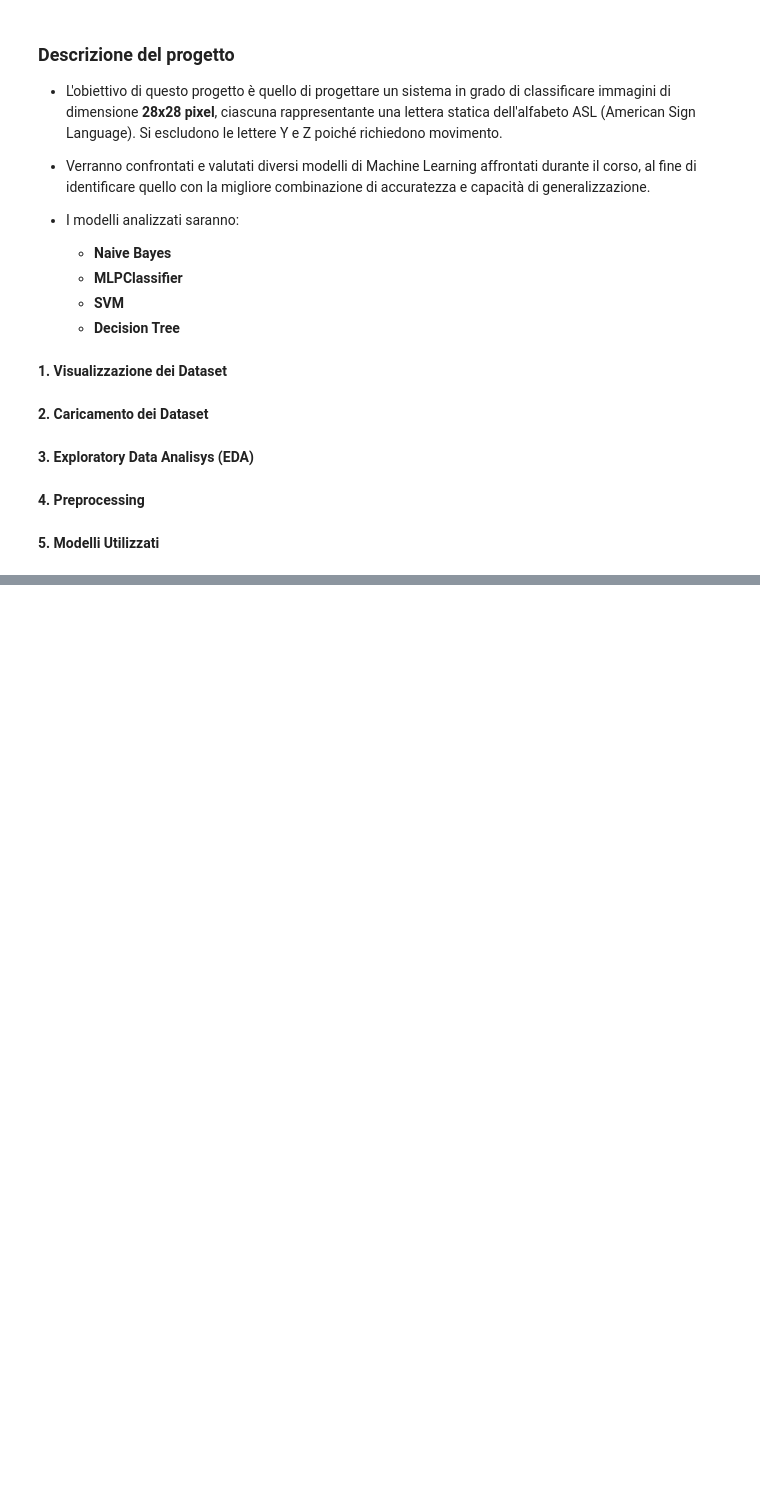
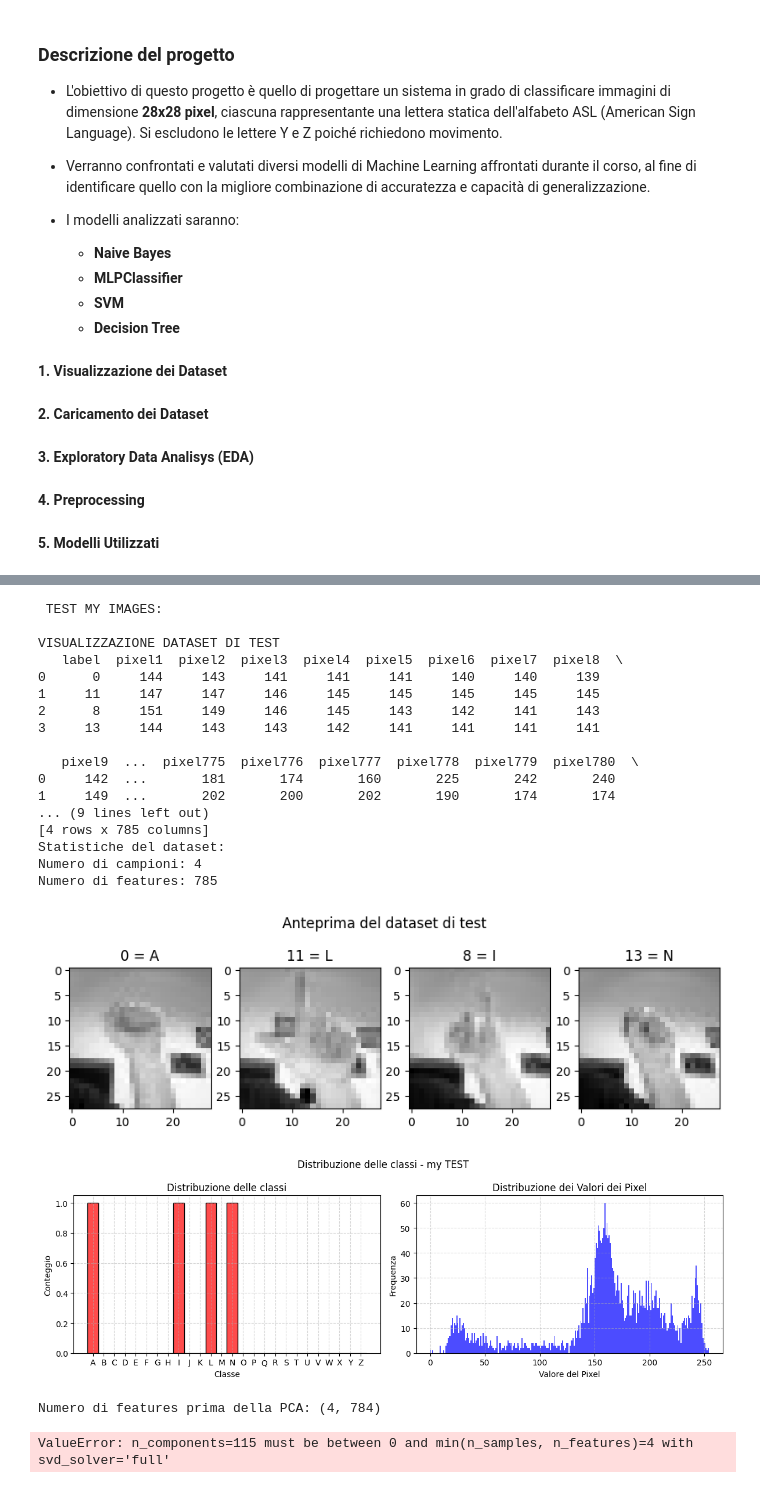
Before and after one commit to H-Alin02/Progetto_Finale, a Jupyter notebook: project.ipynb, the cells around one changed output, grey strips where cells are left out. Cells and saved outputs as stored; diff of their text form; code cells hidden in the pictures; blank space fills up the shorter version.

```diff
--- a/project.ipynb
+++ b/project.ipynb
@@ -311,0 +377,12 @@ Training SVM...
+# %%
+def prepare_ASLimages(Test_imgages):
+
+    Test_data = pd.read_csv("TestASL_images.csv")
+
+    print("VISUALIZZAZIONE DATASET DI TEST")
+    visualize_dataset(Test_data, "test")
+
+    x_test = Test_data.iloc[:,1:].values
+    y_test = Test_data.iloc[:,0].values
+
+    return x_test, y_test
@@ -311,0 +410,49 @@ Training SVM...
+# %%
+def test_ASLimages(model, labels, images):
+
+    # Predizioni
+    predictions = model.predict(images)
+    predicted_labels = [Lettere_keys[pred] for pred in predictions]
+
+    #Visualizzazione dei risultati
+    # Visualizzazione dei risultati
+    fig, axes = plt.subplots(1, len(images), figsize=(15, 5))
+    fig.suptitle("Risultati del Test - Predizioni Modello", fontsize=16)
+
+    for i, ax in enumerate(axes):
+        ax.imshow(images[i].reshape(28, 28), cmap='gray')
+        true_label = labels[i]
+        pred_label = predicted_labels[i]
+        ax.set_title(f"V: {true_label}\nP: {pred_label}", fontsize=12)
+        ax.axis('off')
+# %%
+
+print("\n TEST MY IMAGES: \n")
+
+images, labels = prepare_ASLimages("TestASL")
+
+perform_eda(images, labels, "my TEST")
+
+test_ASLimages(best_model,['A','L','I','N'], images)
+# %% [output]
+ TEST MY IMAGES:
+
+VISUALIZZAZIONE DATASET DI TEST
+   label  pixel1  pixel2  pixel3  pixel4  pixel5  pixel6  pixel7  pixel8  \
+0      0     144     143     141     141     141     140     140     139
+1     11     147     147     146     145     145     145     145     145
+2      8     151     149     146     145     143     142     141     143
+3     13     144     143     143     142     141     141     141     141
+
+   pixel9  ...  pixel775  pixel776  pixel777  pixel778  pixel779  pixel780  \
+0     142  ...       181       174       160       225       242       240
+1     149  ...       202       200       202       190       174       174
+... (9 lines left out)
+[4 rows x 785 columns]
+Statistiche del dataset:
+Numero di campioni: 4
+Numero di features: 785
+[figure, added]
+[figure, added]
+Numero di features prima della PCA: (4, 784)
+ValueError: n_components=115 must be between 0 and min(n_samples, n_features)=4 with svd_solver='full'
```
Also changed, not shown: parts of 7 cells of this notebook, 2 other files.
